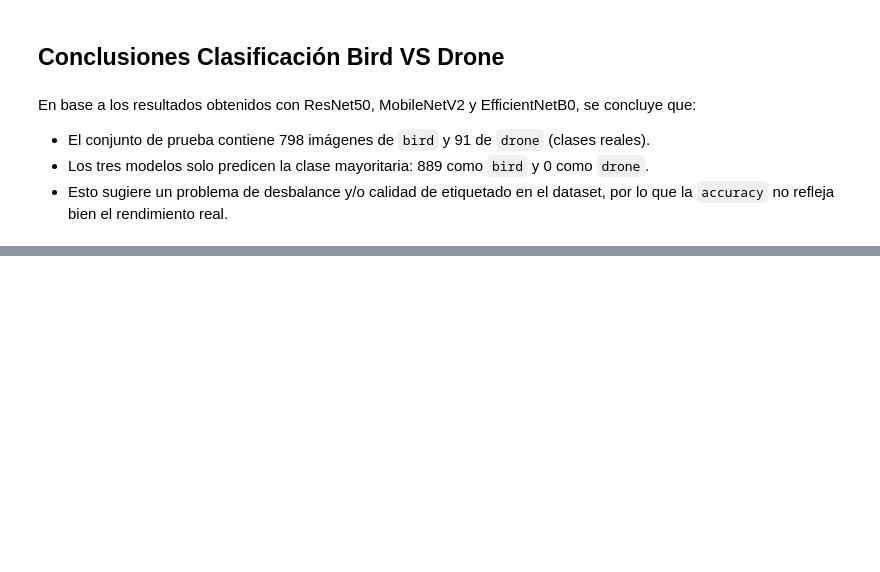
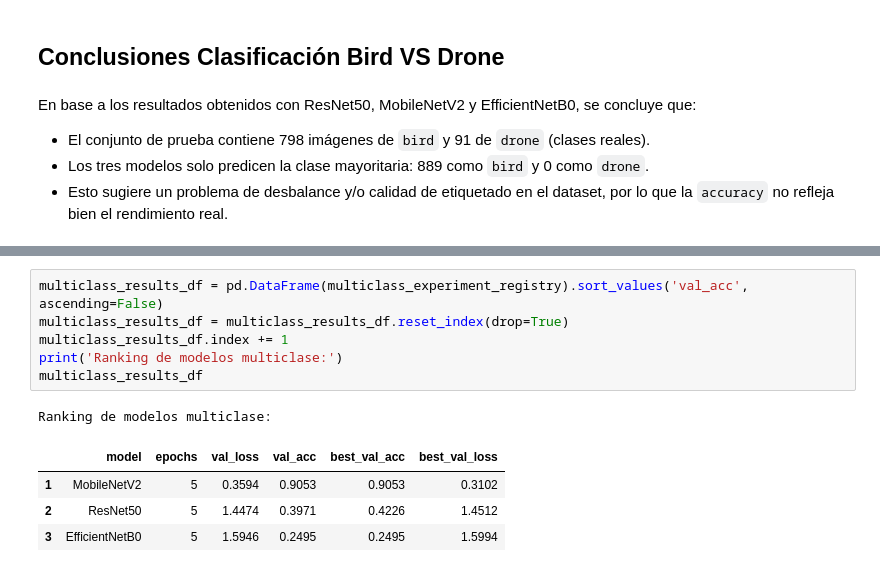
Before and after one commit to HUMartinezC/ia_bigdata_lab, a Jupyter notebook: notebooks/PIA/practica-cnn.ipynb, the cells around one changed output, grey strips where cells are left out. Cells and saved outputs as stored; diff of their text form; blank space fills up the shorter version.

```diff
--- a/notebooks/PIA/practica-cnn.ipynb
+++ b/notebooks/PIA/practica-cnn.ipynb
@@ -406,0 +792,12 @@ En base a los resultados obtenidos con ResNet50, MobileNetV2 y EfficientNetB0, s
+# %%
+multiclass_results_df = pd.DataFrame(multiclass_experiment_registry).sort_values('val_acc', ascending=False)
+multiclass_results_df = multiclass_results_df.reset_index(drop=True)
+multiclass_results_df.index += 1
+print('Ranking de modelos multiclase:')
+multiclass_results_df
+# %% [output]
+Ranking de modelos multiclase:
+|  | model | epochs | val_loss | val_acc | best_val_acc | best_val_loss |
+| 1 | MobileNetV2 | 5 | 0.3594 | 0.9053 | 0.9053 | 0.3102 |
+| 2 | ResNet50 | 5 | 1.4474 | 0.3971 | 0.4226 | 1.4512 |
+| 3 | EfficientNetB0 | 5 | 1.5946 | 0.2495 | 0.2495 | 1.5994 |
```
Also changed, not shown: parts of 15 cells of this notebook.
